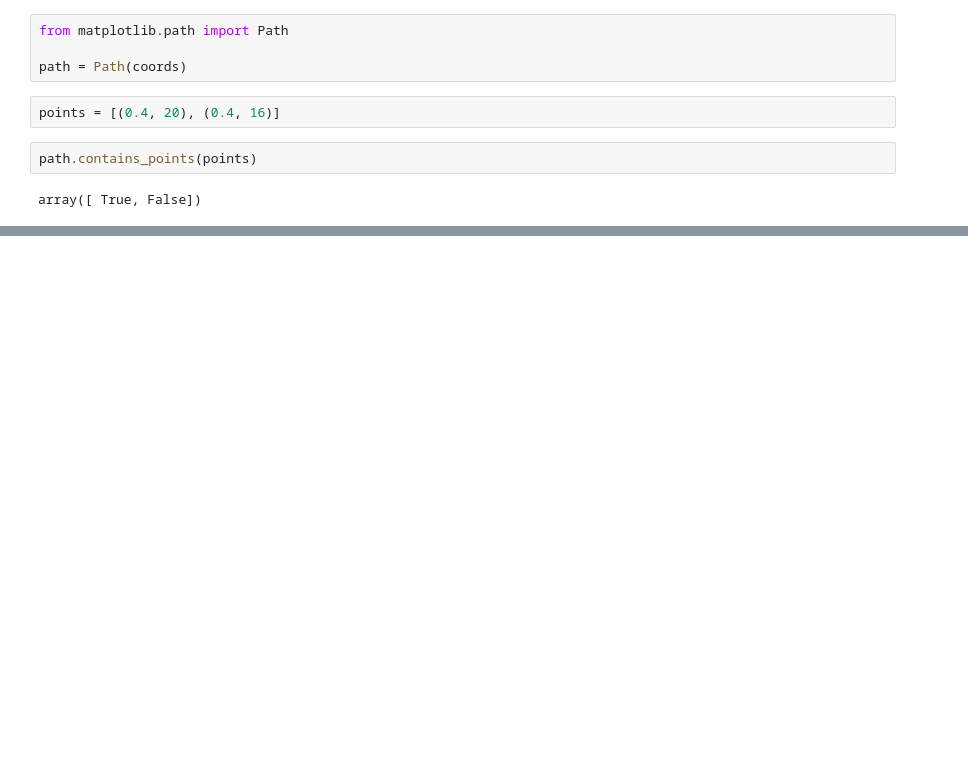
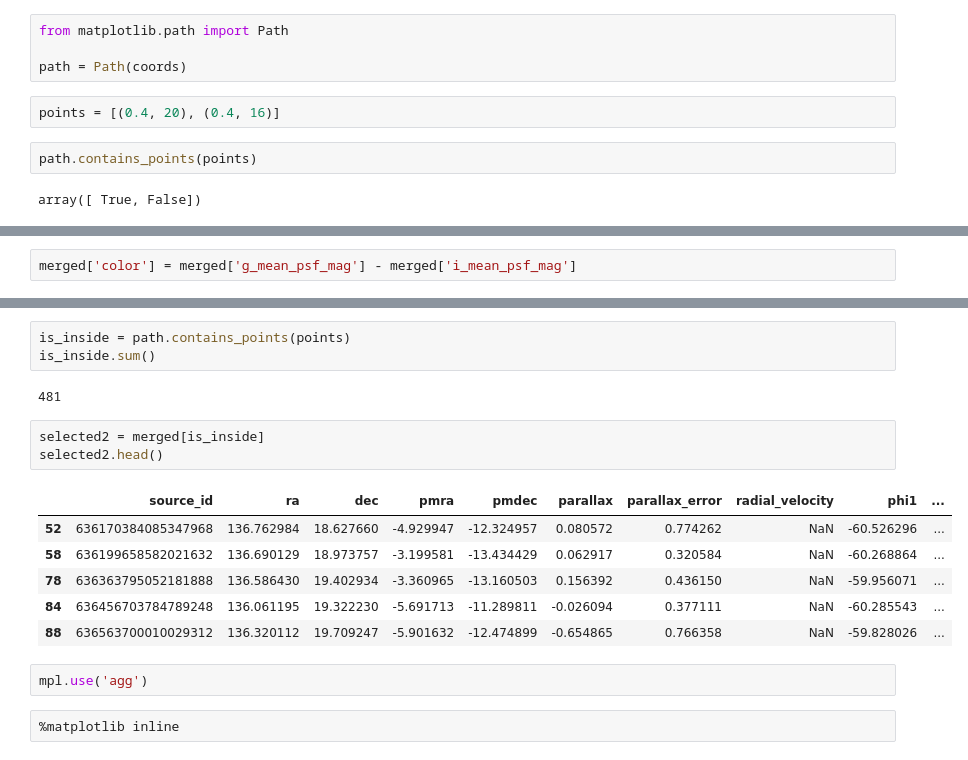
Before and after one commit to AllenDowney/AstronomicalData, a Jupyter notebook: _sources/pilot_day4.ipynb, the cells around one changed output, grey strips where cells are left out. Drawn from its saved outputs; the diff is of its cells as text; blank space fills up the shorter version.

```diff
--- a/_sources/pilot_day4.ipynb
+++ b/_sources/pilot_day4.ipynb
@@ -223,0 +309,2 @@ array([ True, False])
+# %%
+merged['color'] = merged['g_mean_psf_mag'] - merged['i_mean_psf_mag']
@@ -223,0 +360,19 @@ array([ True, False])
+# %%
+is_inside = path.contains_points(points)
+is_inside.sum()
+# %% [output]
+481
+# %%
+selected2 = merged[is_inside]
+selected2.head()
+# %% [output]
+|  | source_id | ra | dec | pmra | pmdec | parallax | parallax_error | radial_velocity | phi1 | ... |
+| 52 | 636170384085347968 | 136.762984 | 18.627660 | -4.929947 | -12.324957 | 0.080572 | 0.774262 | NaN | -60.526296 | ... |
+| 58 | 636199658582021632 | 136.690129 | 18.973757 | -3.199581 | -13.434429 | 0.062917 | 0.320584 | NaN | -60.268864 | ... |
+| 78 | 636363795052181888 | 136.586430 | 19.402934 | -3.360965 | -13.160503 | 0.156392 | 0.436150 | NaN | -59.956071 | ... |
+| 84 | 636456703784789248 | 136.061195 | 19.322230 | -5.691713 | -11.289811 | -0.026094 | 0.377111 | NaN | -60.285543 | ... |
+| 88 | 636563700010029312 | 136.320112 | 19.709247 | -5.901632 | -12.474899 | -0.654865 | 0.766358 | NaN | -59.828026 | ... |
+# %%
+mpl.use('agg')
+# %%
+%matplotlib inline
```
Also changed, not shown: parts of 36 cells of this notebook, 33 other files.
